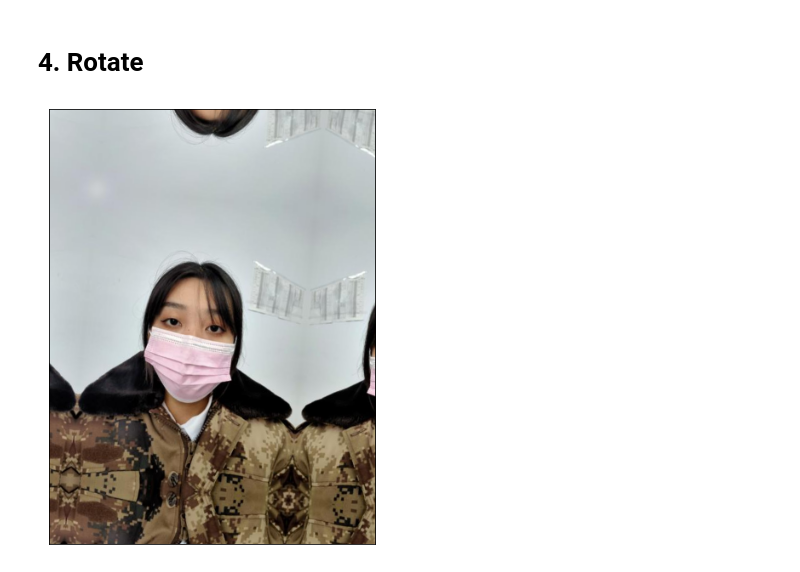
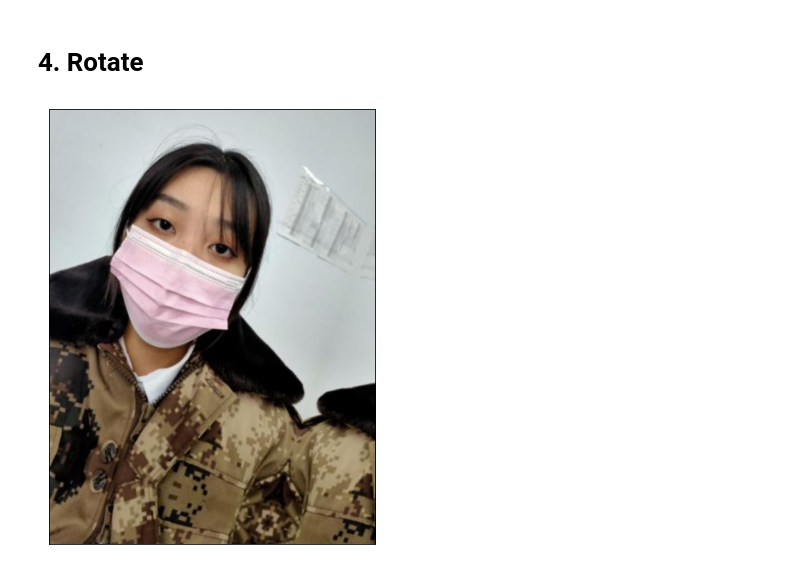
Before and after one commit to boostcampaitech3/level1-image-classification-level1-recsys-13, a Jupyter notebook: GwangSeok/practice/augmentation.ipynb, the cells around one changed output. Drawn from its saved outputs; the diff is of its cells as text; code cells hidden in the pictures.

```diff
--- a/GwangSeok/practice/augmentation.ipynb
+++ b/GwangSeok/practice/augmentation.ipynb
@@ -85,16 +85,16 @@ one_image_show(result)
 # %% [markdown]
 # 4. Rotate
 # %%
-trsf = A.Compose([
+trfm = A.Compose([
     # A.Rotate(limit=10, p=1),
     A.ShiftScaleRotate(
-        shift_limit=0.0625,
-        scale_limit=0.5,
-        rotate_limit=10,
+        shift_limit=0.2, # 사진이 이동하는 정도
+        scale_limit=0.0001, # 사진이 커지는 정도
+        rotate_limit=20, # 사진이 돌아가는 정도
         p=1),
     ], p=1)
 
-result = trsf(image=img)['image']
+result = trfm(image=img)['image']
 one_image_show(result)
 # %% [output]
-[figure, old version]
+[figure, new version]
```
Also changed, not shown: parts of 8 cells of this notebook.
